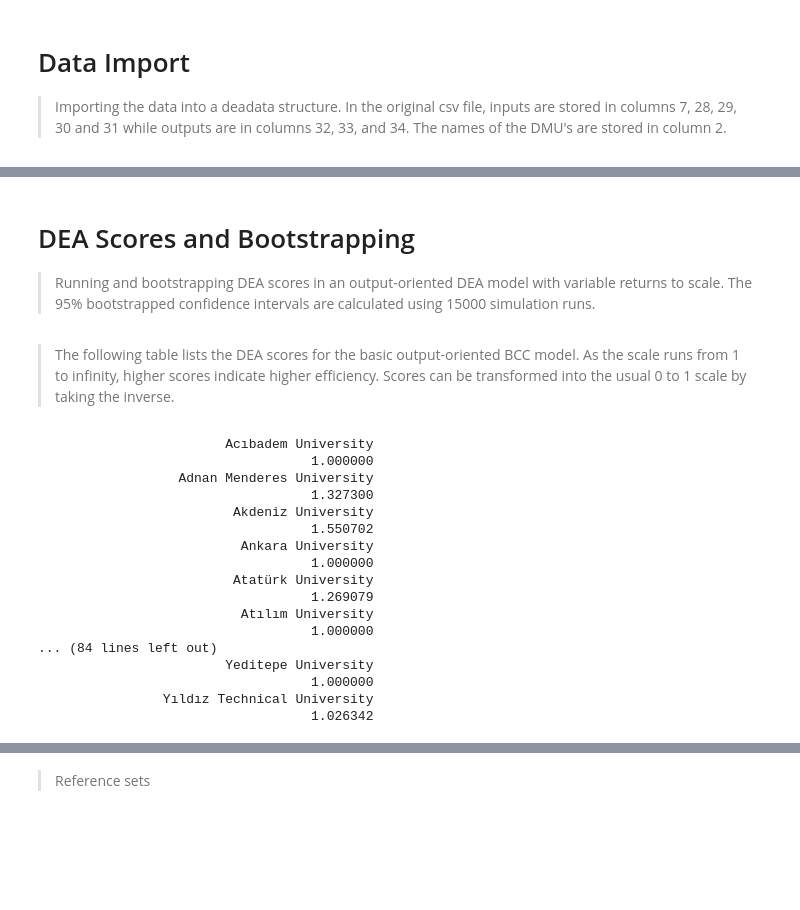
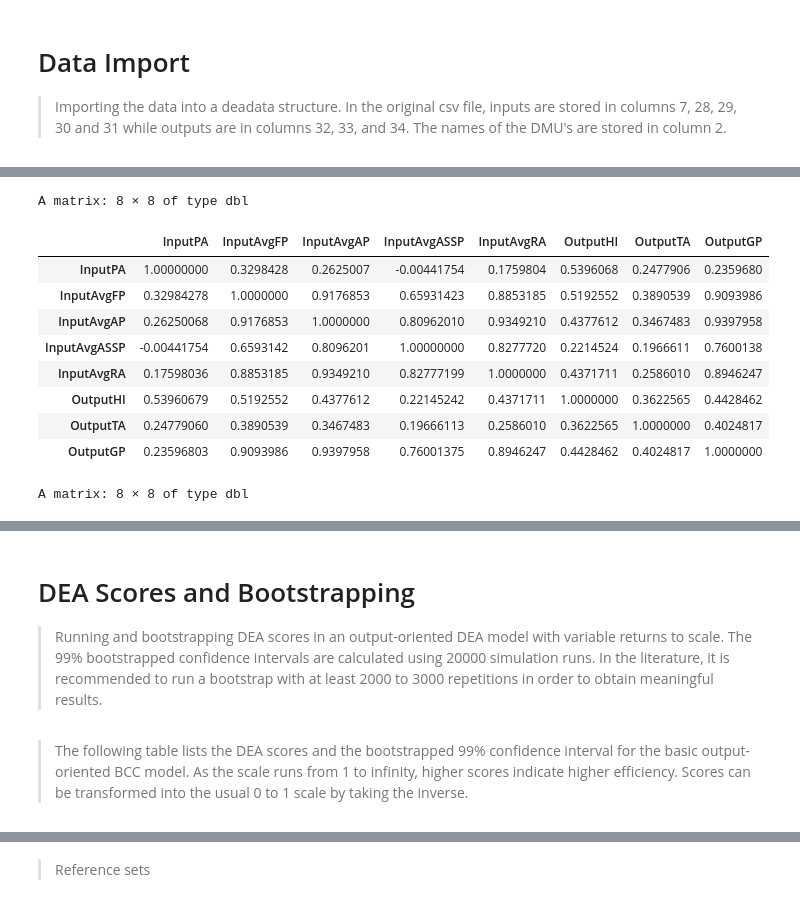
Before and after one commit to MichaelWegener/DEA-BetaRegression-TurkishHigherEducation, a Jupyter notebook: DEA_with_Bootstrapping.ipynb, the cells around one changed output, grey strips where cells are left out. Saved outputs shown, nothing was run; the diff lists cells and outputs as text; code cells hidden in the pictures; blank space fills up the shorter version.

```diff
--- a/DEA_with_Bootstrapping.ipynb
+++ b/DEA_with_Bootstrapping.ipynb
@@ -28,0 +33,17 @@ data_example<-read_data(my_data, inputs = c(7,28,29,30,31), outputs = c(32,33,34
+# %%
+data_corr<-my_data[c(7,28,29,30,31,32,33,34)]
+mydata.rcorr = rcorr(as.matrix(data_corr))
+mydata.rcorr$r
+mydata.rcorr$P
+# %% [output]
+A matrix: 8 × 8 of type dbl
+|  | InputPA | InputAvgFP | InputAvgAP | InputAvgASSP | InputAvgRA | OutputHI | OutputTA | OutputGP |
+| InputPA | 1.00000000 | 0.3298428 | 0.2625007 | -0.00441754 | 0.1759804 | 0.5396068 | 0.2477906 | 0.2359680 |
+| InputAvgFP | 0.32984278 | 1.0000000 | 0.9176853 | 0.65931423 | 0.8853185 | 0.5192552 | 0.3890539 | 0.9093986 |
+| InputAvgAP | 0.26250068 | 0.9176853 | 1.0000000 | 0.80962010 | 0.9349210 | 0.4377612 | 0.3467483 | 0.9397958 |
+| InputAvgASSP | -0.00441754 | 0.6593142 | 0.8096201 | 1.00000000 | 0.8277720 | 0.2214524 | 0.1966611 | 0.7600138 |
+| InputAvgRA | 0.17598036 | 0.8853185 | 0.9349210 | 0.82777199 | 1.0000000 | 0.4371711 | 0.2586010 | 0.8946247 |
+| OutputHI | 0.53960679 | 0.5192552 | 0.4377612 | 0.22145242 | 0.4371711 | 1.0000000 | 0.3622565 | 0.4428462 |
+| OutputTA | 0.24779060 | 0.3890539 | 0.3467483 | 0.19666113 | 0.2586010 | 0.3622565 | 1.0000000 | 0.4024817 |
+| OutputGP | 0.23596803 | 0.9093986 | 0.9397958 | 0.76001375 | 0.8946247 | 0.4428462 | 0.4024817 | 1.0000000 |
+A matrix: 8 × 8 of type dbl
@@ -29,4 +59,4 @@ data_example<-read_data(my_data, inputs = c(7,28,29,30,31), outputs = c(32,33,34
 # %% [markdown]
 # DEA Scores and Bootstrapping
-> Running and bootstrapping DEA scores in an output-oriented DEA model with variable returns to scale. The 95% bootstrapped confidence intervals are calculated using 15000 simulation runs.
+> Running and bootstrapping DEA scores in  an output-oriented DEA model with variable returns to scale. The 99% bootstrapped confidence intervals are calculated using 20000 simulation runs. In the literature, it is recommended to run a bootstrap with at least 2000 to 3000 repetitions in order to obtain meaningful results.
 # %%
@@ -34,24 +64,2 @@ results<-bootstrap_basic(datadea = data_example, rts = "vrs", orientation = "oo"
 # %% [markdown]
-
-
-> The following table lists the DEA scores for the basic output-oriented BCC model. As the scale runs from 1 to infinity, higher scores indicate higher efficiency. Scores can be transformed into the usual 0 to 1 scale by taking the inverse.
+> The following table lists the DEA scores and the bootstrapped 99% confidence interval for the basic output-oriented BCC model. As the scale runs from 1 to infinity, higher scores indicate higher efficiency. Scores can be transformed into the usual 0 to 1 scale by taking the inverse.
-# %%
-results$score
-# %% [output]
-                        Acıbadem University
-                                   1.000000
-                  Adnan Menderes University
-                                   1.327300
-                         Akdeniz University
-                                   1.550702
-                          Ankara University
-                                   1.000000
-                         Atatürk University
-                                   1.269079
-                          Atılım University
-                                   1.000000
-... (84 lines left out)
-                        Yeditepe University
-                                   1.000000
-                Yıldız Technical University
-                                   1.026342
```
Also changed, not shown: parts of 15 cells of this notebook.
